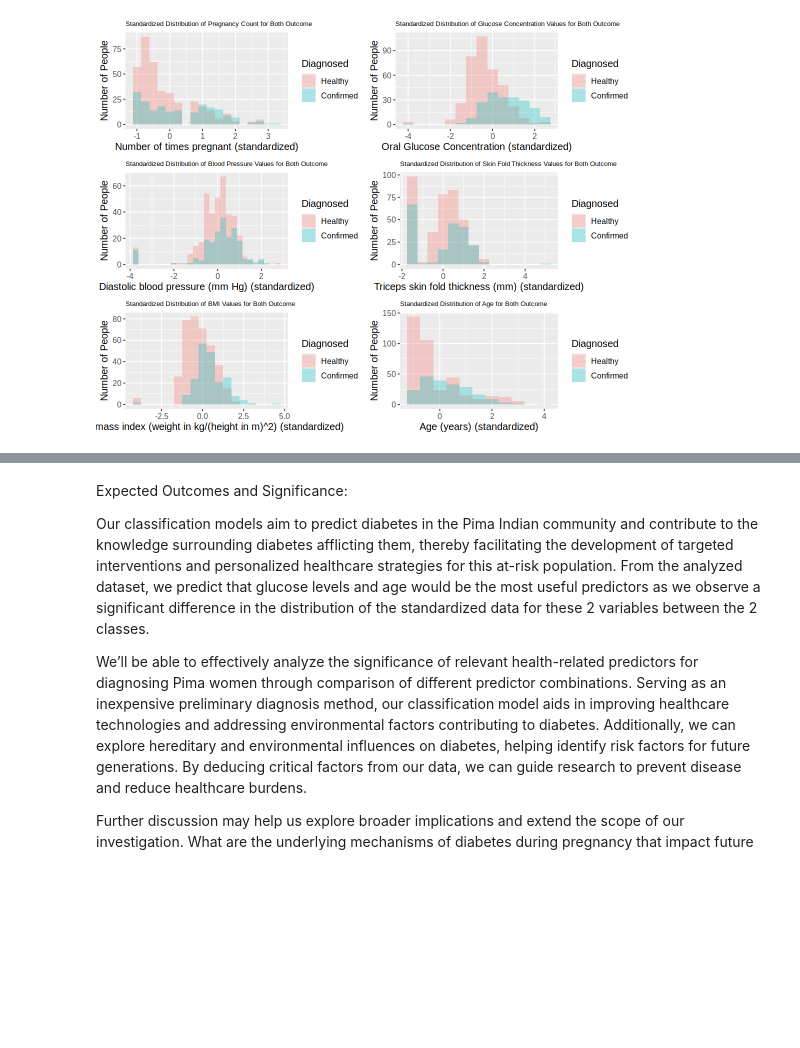
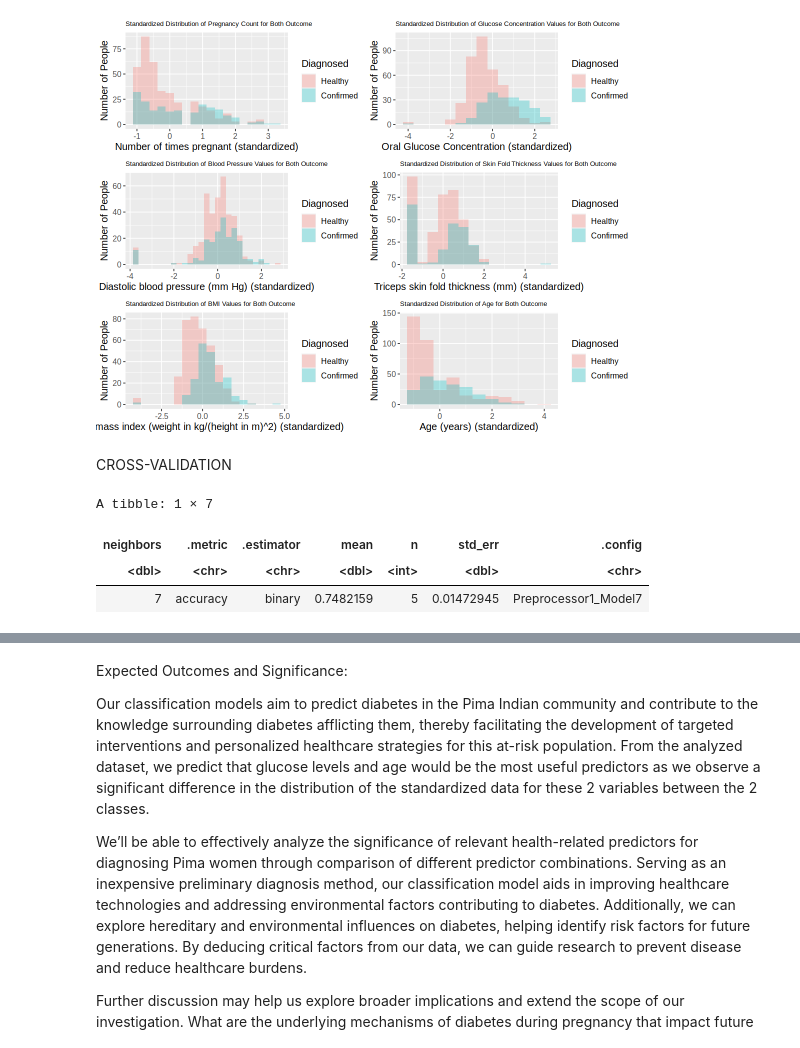
Before and after one commit to Nadav-Seg/dsci-100-2023w1-group-26, a Jupyter notebook: Group 26 - Group Project Proposal.ipynb, the cells around one changed output, grey strips where cells are left out. Cells and saved outputs as stored; diff of their text form; code cells hidden in the pictures; blank space fills up the shorter version.

```diff
--- a/Group 26 - Group Project Proposal.ipynb
+++ b/Group 26 - Group Project Proposal.ipynb
@@ -256,3 +265,40 @@ A tibble: 6 × 7
 | 1.2328575 | 0.1469679 | 1.3866714 | -1.3110071 | -4.0440216 | 1.75467709 | Confirmed |
 | 1.8194960 | 1.5200726 | 0.2344157 | -1.3110071 | 0.7655603 | 0.06638843 | Confirmed |
 [figure]
+# %% [markdown]
+CROSS-VALIDATION
+# %%
+#Set the seed
+#Performing cross-validation using multiple combinations of predictor variables while tuning the models with different values of K
+
+set.seed(1234)
+
+diabetes_vfold <- diabetes_training |> vfold_cv(v = 5, strata = outcome)
+k_vals <- tibble(neighbors = seq(from = 1, to = 7, by = 1))
+
+diabetes_spec <- nearest_neighbor(weight_func = "rectangular", neighbor = tune()) |>
+                    set_engine("kknn") |>
+                    set_mode("classification")
+
+#First: Using All Predictor Variables Selected
+
+diabetes_recipe_all <- recipe(outcome ~. , diabetes_training) |>
+                    step_rm(insulin, diabetes_pedigree_function) |>
+                    step_scale(all_predictors()) |>
+                    step_center(all_predictors())
+
+diabetes_results_all <- workflow() |>
+                        add_recipe(diabetes_recipe_all) |>
+                        add_model(diabetes_spec) |>
+                        tune_grid(resamples = diabetes_vfold, grid = k_vals)|>
+                        collect_metrics() |>
+                        filter(.metric == "accuracy")
+
+best_result_all <- diabetes_results_all |> slice_max(mean, n = 1)
+
+best_result_all
+# %% [output]
+A tibble: 1 × 7
+| neighbors | .metric | .estimator | mean | n | std_err | .config |
+| <dbl> | <chr> | <chr> | <dbl> | <int> | <dbl> | <chr> |
+| 7 | accuracy | binary | 0.7482159 | 5 | 0.01472945 | Preprocessor1_Model7 |
```
Also changed, not shown: parts of 10 cells of this notebook.
